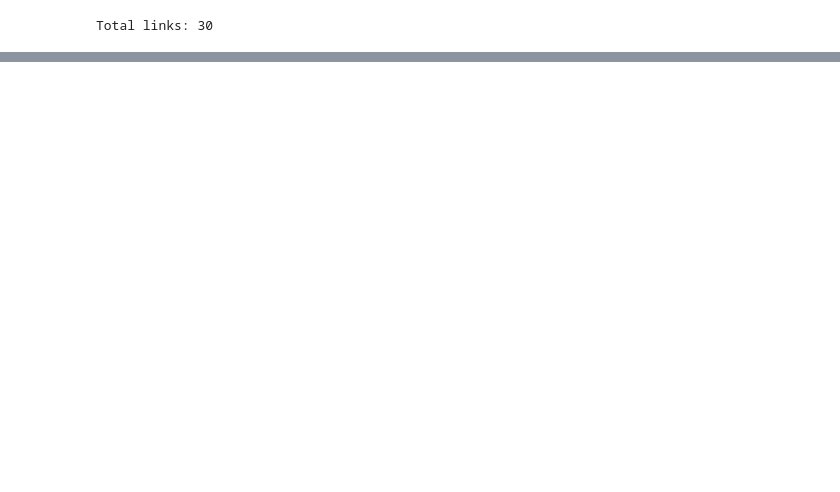
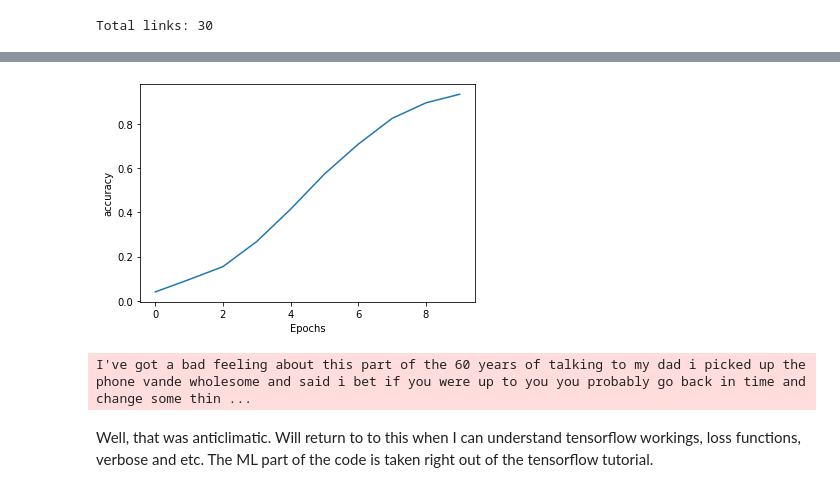
Before and after one commit to lekuid/NLPYouTube, a Jupyter notebook: TEDx_notebook.ipynb, the cells around one changed output, grey strips where cells are left out. Drawn from its saved outputs; the diff is of its cells as text; code cells hidden in the pictures; blank space fills up the shorter version.

```diff
--- a/TEDx_notebook.ipynb
+++ b/TEDx_notebook.ipynb
@@ -137,6 +143,7 @@ transcript[random.randint(0, len(transcript))]
 # %%
 #Tensorflow tokenizer to create tokens of sentences by encoding words into int categoricals
-tokens = Tokenizer(num_words = 100)
-tokens.fit_on_texts(transcript)
-print(tokens.word_index)
+tokenizer = Tokenizer()
+tokenizer.fit_on_texts(transcript)
+total_words = len(tokenizer.word_index) + 1
+print(tokenizer.word_index)
 # %% [output]
@@ -143,0 +151,27 @@ ng': 715, 'roshan': 716, 'perspectives': 717, 'microbes': 718, 'assemble': 719,
+# %%
+input_sequences = []
+for line in corpus:
+	token_list = tokenizer.texts_to_sequences([line])[0]
+	for i in range(1, len(token_list)):
+		n_gram_sequence = token_list[:i+1]
+		input_sequences.append(n_gram_sequence)
+
+# pad sequences
+max_sequence_len = max([len(x) for x in input_sequences])
+input_sequences = np.array(pad_sequences(input_sequences, maxlen=max_sequence_len, padding='pre'))
+
+# create predictors and label
+xs, labels = input_sequences[:,:-1],input_sequences[:,-1]
+
+ys = tf.keras.utils.to_categorical(labels, num_classes=total_words)
+# %%
+model = Sequential()
+model.add(Embedding(total_words, 250, input_length=max_sequence_len-1))
+model.add(Bidirectional(LSTM(150)))
+model.add(Dense(total_words, activation='softmax'))
+adam = Adam(lr=0.01)
+model.compile(loss='categorical_crossentropy', optimizer=adam, metrics=['accuracy'])
+#earlystop = EarlyStopping(monitor='val_loss', min_delta=0, patience=5, verbose=0, mode='auto')
+history = model.fit(xs, ys, epochs=10, verbose=1)
+#print model.summary()
+print(model)
@@ -143,0 +196,32 @@ ng': 715, 'roshan': 716, 'perspectives': 717, 'microbes': 718, 'assemble': 719,
+# %%
+import matplotlib.pyplot as plt
+
+
+def plot_graphs(history, string):
+  plt.plot(history.history[string])
+  plt.xlabel("Epochs")
+  plt.ylabel(string)
+  plt.show()
+
+plot_graphs(history, 'accuracy')
+# %% [output]
+[figure, added]
+# %%
+seed_text = "I've got a bad feeling about this"
+next_words = 100
+
+for _ in range(next_words):
+	token_list = tokenizer.texts_to_sequences([seed_text])[0]
+	token_list = pad_sequences([token_list], maxlen=max_sequence_len-1, padding='pre')
+	predicted = model.predict_classes(token_list, verbose=0)
+	output_word = ""
+	for word, index in tokenizer.word_index.items():
+		if index == predicted:
+			output_word = word
+			break
+	seed_text += " " + output_word
+print(seed_text)
+# %% [output]
+I've got a bad feeling about this part of the 60 years of talking to my dad i picked up the phone vande wholesome and said i bet if you were up to you you probably go back in time and change some thin ...
+# %% [markdown]
+Well, that was anticlimatic. Will return to to this when I can understand tensorflow workings, loss functions, verbose and etc. The ML part of the code is taken right out of the tensorflow tutorial.
```
Also changed, not shown: parts of 10 cells of this notebook, 3 other files.
